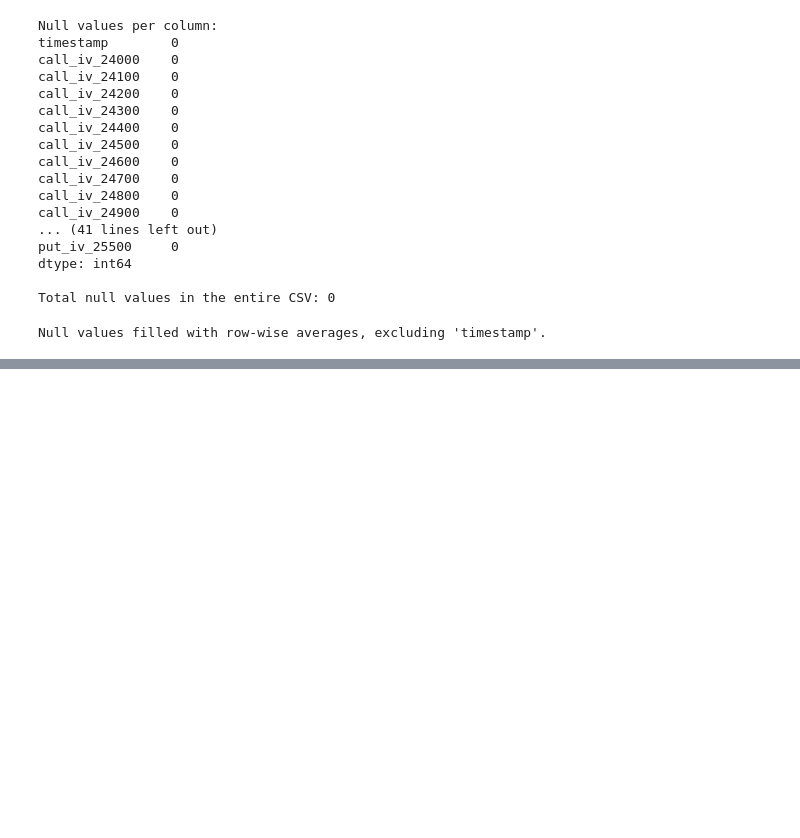
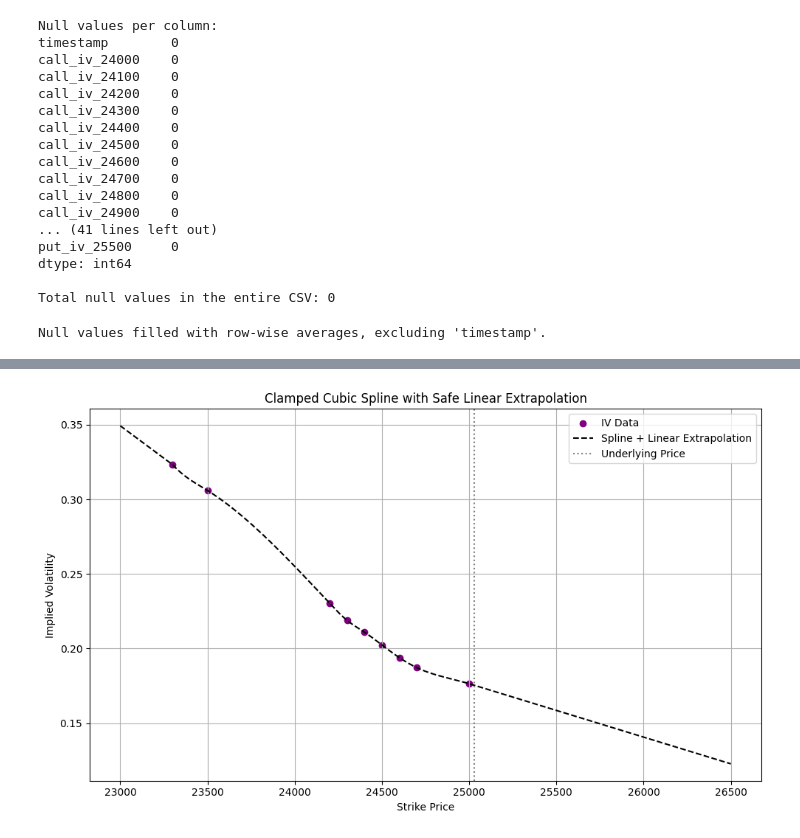
Before and after one commit to ag-arpitgoyal/nk-securities-research-hackathon-2025, a Jupyter notebook: misc.ipynb, the cells around one changed output, grey strips where cells are left out. Drawn from its saved outputs; the diff is of its cells as text; code cells hidden in the pictures; blank space fills up the shorter version.

```diff
--- a/misc.ipynb
+++ b/misc.ipynb
@@ -114,0 +164,86 @@ Null values filled and 'timestamp' column position preserved.
+# %%
+import pandas as pd
+import matplotlib.pyplot as plt
+import numpy as np
+import re
+from scipy.interpolate import CubicSpline
+
+# Load data
+df = pd.read_csv('test_data.csv')
+row = df.iloc[5741]  # Pick a row to analyze
+
+# Extract IVs
+iv_data = {}
+for col in row.index:
+    match = re.match(r'(call_iv_|put_iv_)(\d+)', col)
+    if match:
+        strike = int(match.group(2))
+        iv = row[col]
+        if pd.notna(iv):
+            iv_data[strike] = iv
+
+# Sort and convert to arrays
+strikes, ivs = zip(*sorted(iv_data.items()))
+strikes = np.array(strikes)
+ivs = np.array(ivs)
+
+# Extract underlying price
+underlying_price = row['underlying']
+idx_underlying = np.abs(strikes - underlying_price).argmin()
+strike_underlying = strikes[idx_underlying]
+iv_underlying = ivs[idx_underlying]
+
+# Robust slope estimation on left
+for i in range(1, len(strikes)):
+    if strikes[i] != strikes[0]:
+        slope_left_linear = (ivs[i] - ivs[0]) / (strikes[i] - strikes[0])
+        if strike_underlying != strikes[0]:
+            slope_left = 1.5 * (iv_underlying - ivs[0]) / (strike_underlying - strikes[0])
+        else:
+            slope_left = slope_left_linear  # Fallback if division would be zero
+        break
+
+# Robust slope estimation on right
+for i in range(1, len(strikes)):
+    if strikes[-i - 1] != strikes[-1]:
+        slope_right_linear = (ivs[-1] - ivs[-i - 1]) / (strikes[-1] - strikes[-i - 1])
+        if strike_underlying != strikes[-1]:
+            slope_right = 1.5 * (ivs[-1] - iv_underlying) / (strikes[-1] - strike_underlying)
+        else:
+            slope_right = slope_right_linear  # Fallback if division would be zero
+        break
+
+# Fit spline within range
+spline = CubicSpline(strikes, ivs, bc_type=((1, slope_left), (1, slope_right)), extrapolate=False)
+
+# Prepare evaluation range
+x_smooth = np.linspace(23000, 26500, 1000)
+y_smooth = np.empty_like(x_smooth)
+
+# Linear extrapolation at edges
+s1, iv1 = strikes[0], ivs[0]
+sN, ivN = strikes[-1], ivs[-1]
+
+for i, x in enumerate(x_smooth):
+    if x < s1:
+        y_smooth[i] = iv1 + slope_left_linear * (x - s1)
+    elif x > sN:
+        y_smooth[i] = ivN + slope_right_linear * (x - sN)
+    else:
+        y_smooth[i] = spline(x)
+
+# Plotting
+plt.figure(figsize=(10, 6))
+plt.scatter(strikes, ivs, color='purple', label='IV Data')
+plt.plot(x_smooth, y_smooth, color='black', linestyle='--', label='Spline + Linear Extrapolation')
+plt.axvline(underlying_price, color='gray', linestyle=':', label='Underlying Price')
+
+plt.xlabel('Strike Price')
+plt.ylabel('Implied Volatility')
+plt.title('Clamped Cubic Spline with Safe Linear Extrapolation')
+plt.grid(True)
+plt.legend()
+plt.tight_layout()
+plt.show()
+# %% [output]
+[figure, added]
```
Also changed, not shown: parts of 6 cells of this notebook, 3 other files.
